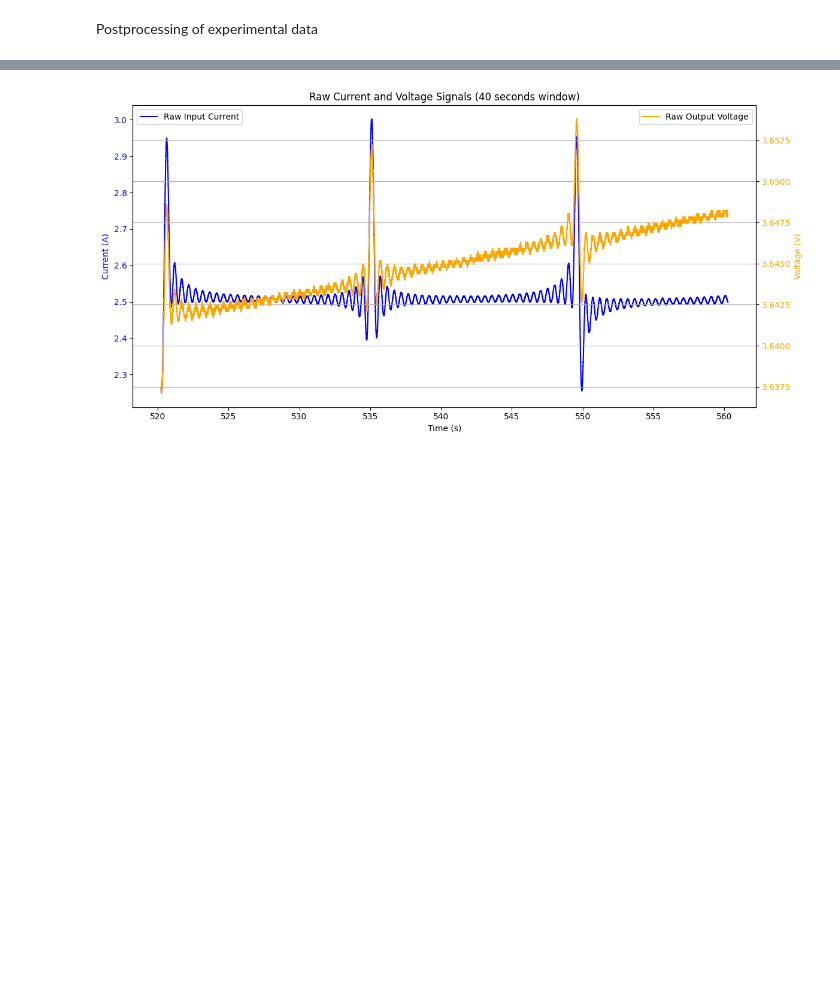
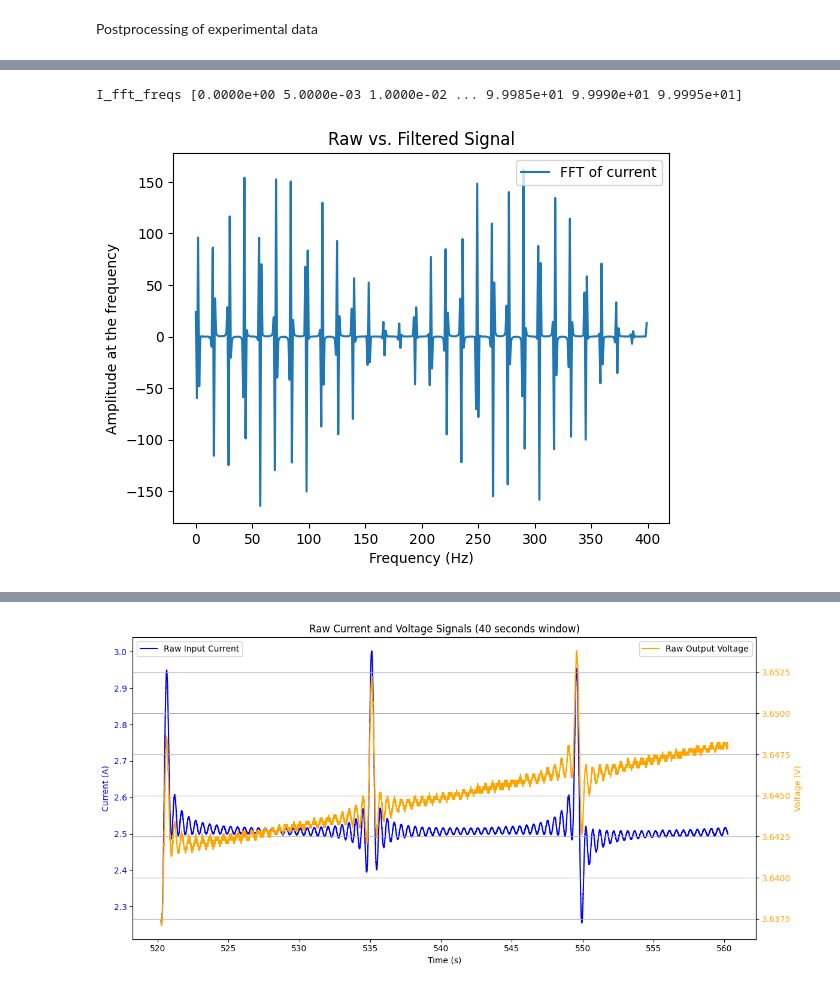
Before and after one commit to LkBong/BaSyTec-CCSM, a Jupyter notebook: CCSM_postprocessing_lowres.ipynb, the cells around one changed output, grey strips where cells are left out. Cells and saved outputs as stored; diff of their text form; code cells hidden in the pictures; blank space fills up the shorter version.

```diff
--- a/CCSM_postprocessing_lowres.ipynb
+++ b/CCSM_postprocessing_lowres.ipynb
@@ -151,3 +211,19 @@ U_fft_values (imaginary part): [0. 0. 0. ... 0. 0. 0.]
+# %%
+'''
+    Debugging code:
+    shows the post-fft results of the current signal.
+'''
+print("I_fft_freqs", I_fft_freqs)
+plt.figure()
+plt.plot(I_fft_values[:400], label='FFT of current')
+plt.xlabel('Frequency (Hz)')
+plt.ylabel('Amplitude at the frequency')
+plt.legend()
+plt.title('Raw vs. Filtered Signal')
+plt.show()
+# %% [output]
+I_fft_freqs [0.0000e+00 5.0000e-03 1.0000e-02 ... 9.9985e+01 9.9990e+01 9.9995e+01]
+[figure, added]
 # %%
 # np.isinf(U_fft_values).any()
 print(np.any(~np.isfinite(I_fft_values)))  # Check if there are any non-finite values in the FFT results
```
Also changed, not shown: parts of 6 cells of this notebook.
